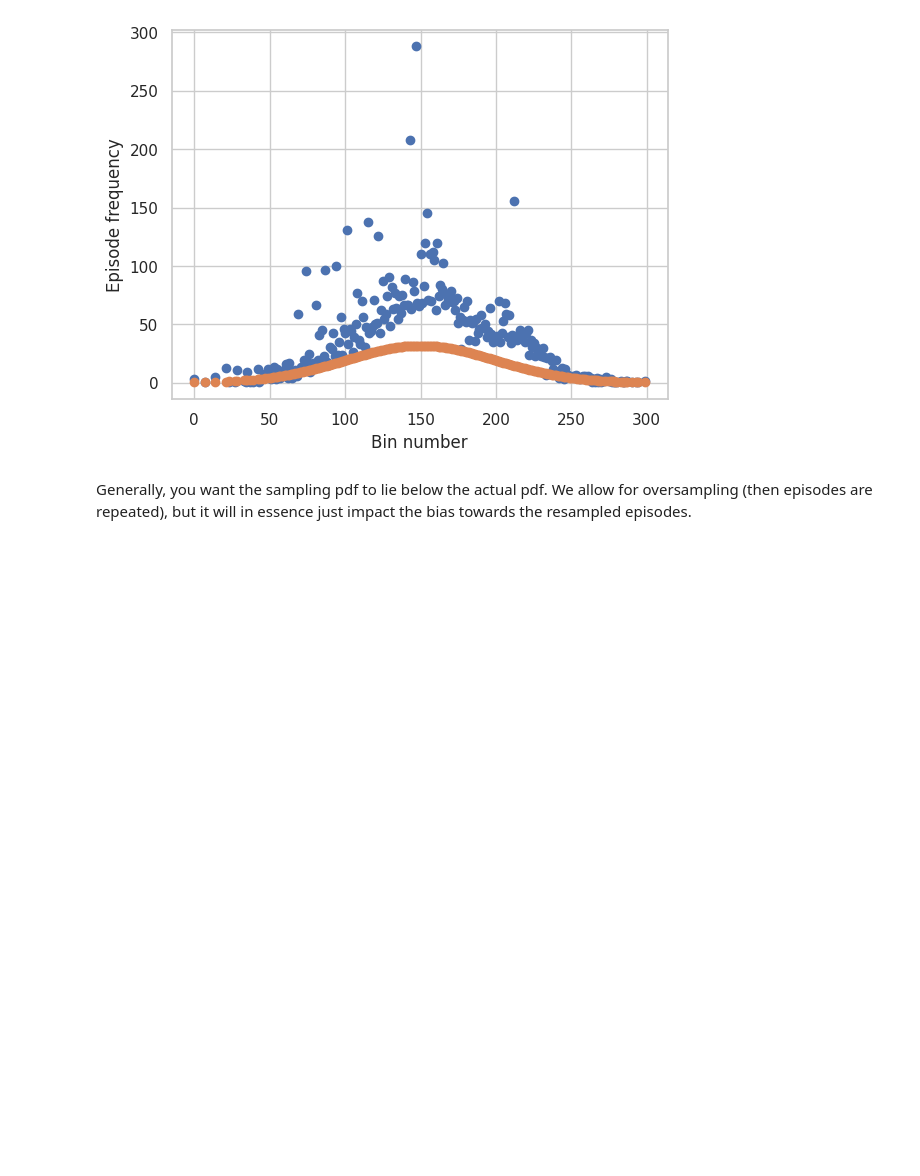
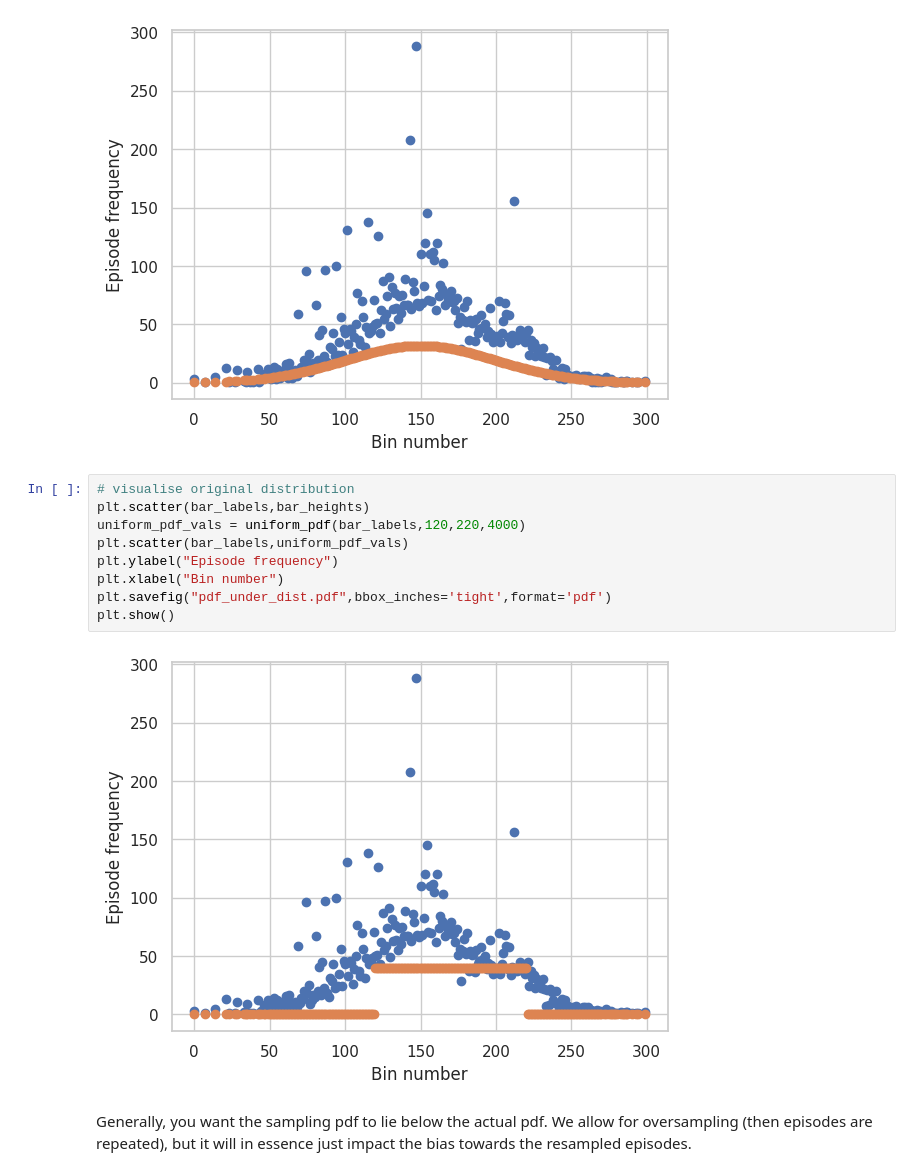
Before and after one commit to instadeepai/og-marl, a Jupyter notebook: examples/manual_dataset_subsampling_demo.ipynb, the cells around one changed output. Saved outputs shown, nothing was run; the diff lists cells and outputs as text; blank space fills up the shorter version.

```diff
--- a/examples/manual_dataset_subsampling_demo.ipynb
+++ b/examples/manual_dataset_subsampling_demo.ipynb
@@ -169,6 +176,17 @@ plt.savefig("pdf_under_dist.pdf",bbox_inches='tight',format='pdf')
 plt.show()
 # %% [output]
 [figure]
+# %%
+# visualise original distribution
+plt.scatter(bar_labels,bar_heights)
+uniform_pdf_vals = uniform_pdf(bar_labels,120,220,4000)
+plt.scatter(bar_labels,uniform_pdf_vals)
+plt.ylabel("Episode frequency")
+plt.xlabel("Bin number")
+plt.savefig("pdf_under_dist.pdf",bbox_inches='tight',format='pdf')
+plt.show()
+# %% [output]
+[figure, added]
 # %% [markdown]
 Generally, you want the sampling pdf to lie below the actual pdf. We allow for oversampling (then episodes are repeated), but it will in essence just impact the bias towards the resampled episodes.
 # %%
```
Also changed, not shown: parts of 6 cells of this notebook.
